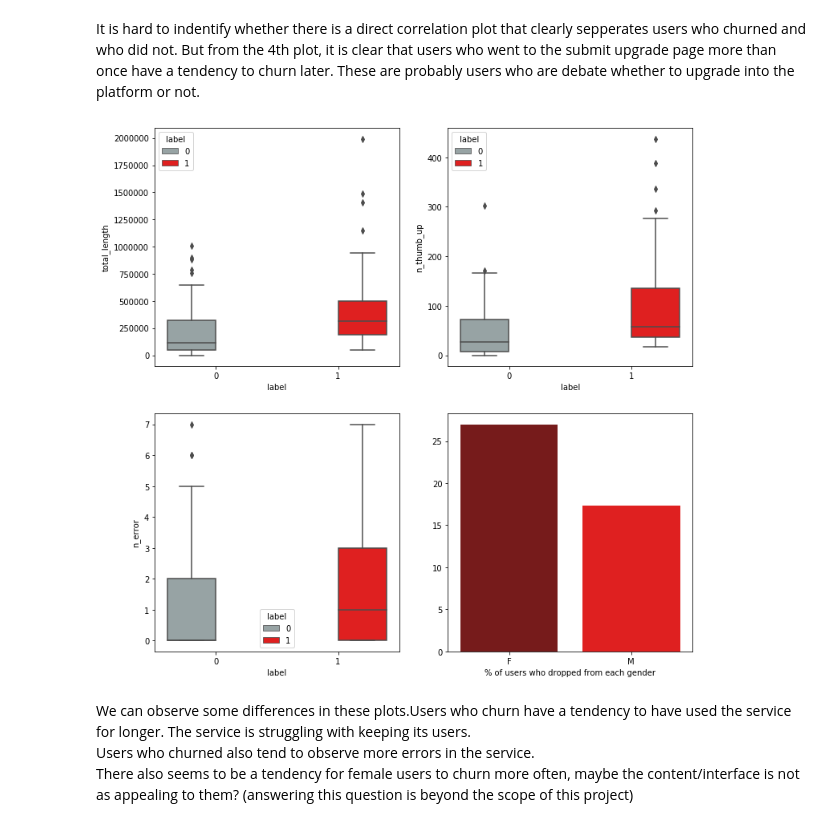
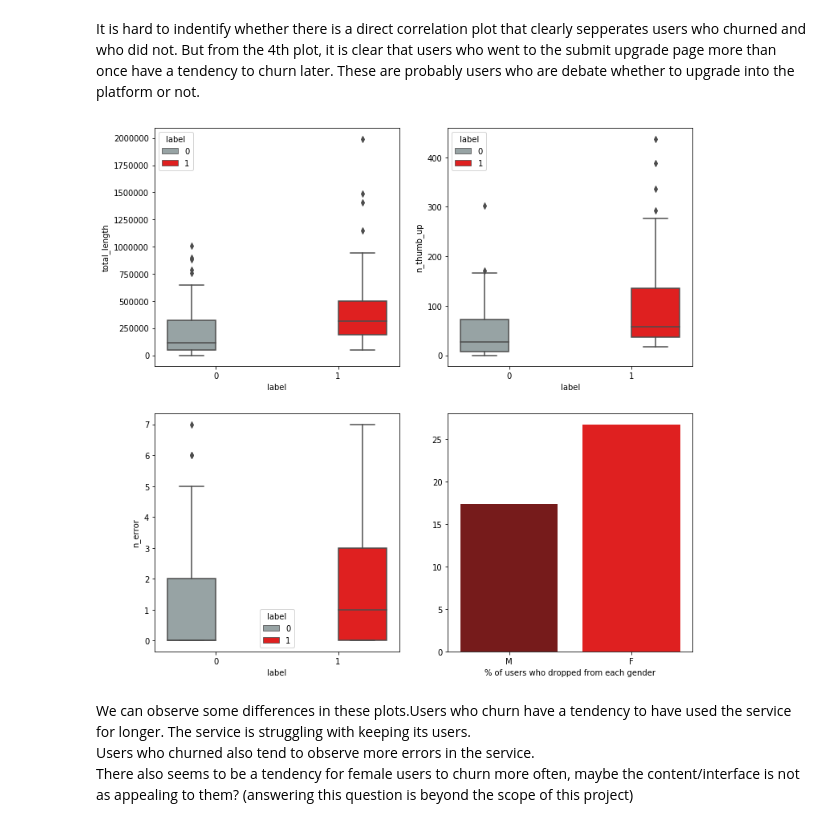
Before and after one commit to armand-hoxha25/DSND_Capstone, a Jupyter notebook: ETL.ipynb, the cells around one changed output. Cells and saved outputs as stored; diff of their text form; code cells hidden in the pictures.

```diff
--- a/ETL.ipynb
+++ b/ETL.ipynb
@@ -150,7 +148,7 @@ Seeing that user actions will make up the features in this dataset, I create the
 labeler = lambda x: 1 if x>0 else 0 # a small function o generate labels
                                     #if a user goes through the submit downgrade page
 labelfunc = F.udf(labeler,IntegerType())
-
+convert_to_int=F.udf(int,IntegerType())
 # this SQL Query will take care of the feature exctraction from the data
 features=spark.sql('''
 SELECT userId,
@@ -177,8 +175,12 @@ SUM(length) AS total_length
 FROM data
 GROUP BY userId,gender
 ''')
+
 features.createOrReplaceTempView("features")
+
 features = features.withColumn("label",labelfunc("n_sub_downgrade"))
+features = features.withColumn("gender", F.when(F.col("gender")=="M", 0).otherwise(1))
+features = features.withColumn("total_length",F.col("total_length").cast(FloatType()))
 # %% [markdown]
 ## EDA
 
@@ -229,23 +228,23 @@ gendercount=featuredf.groupby('gender').count()
 # %%
 plt.figure(figsize=(12,12),facecolor='white')
 plt.subplot(2,2,1)
 sns.boxplot(x='label',y='total_length',hue='label',data=featuredf,
                palette = ['#95a5a6', '#FF0000'])
 plt.subplot(2,2,2)
 sns.boxplot(x='label',y='n_thumb_up',hue='label',data=featuredf,
                palette = ['#95a5a6', '#FF0000'])
 plt.subplot(2,2,3)
 sns.boxplot(x='label',y='n_error',hue='label',data=featuredf,
                palette = ['#95a5a6', '#FF0000'])
 plt.subplot(2,2,4)
 gendersums=featuredf.groupby('gender').sum()
 gendercount=featuredf.groupby('gender').count()
 vals=100*gendersums['label']/gendercount['userId']
-sns.barplot(x=['F' , 'M'],y=vals,
+sns.barplot(x=['M' , 'F'],y=vals,
                palette = ['#850c0c', '#FF0000'])
 plt.xlabel('% of users who dropped from each gender');
 # %% [output]
-[figure, old version]
+[figure, new version]
 # %% [markdown]
 We can observe some differences in these plots.Users who churn have a tendency to have used the service for longer. The service is struggling with keeping its users. <br>
 Users who churned also tend to observe more errors in the service. <br>
```
Also changed, not shown: parts of 25 cells of this notebook.
